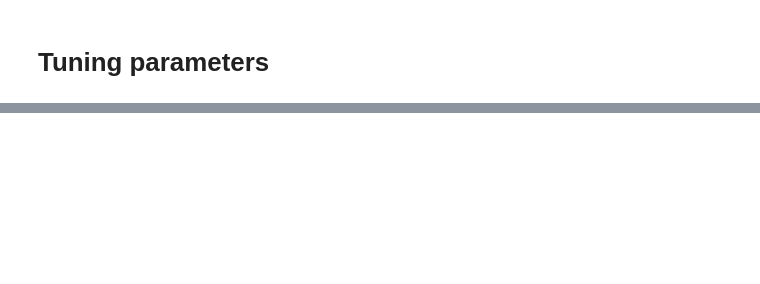
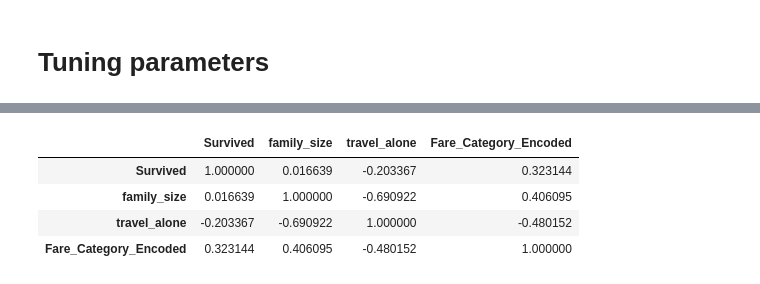
Before and after one commit to feraranas/Kaggle-Titanic-Challenge-Pyspark, a Jupyter notebook: titanic_challenge_pyspark.ipynb, the cells around one changed output, grey strips where cells are left out. Saved outputs shown, nothing was run; the diff lists cells and outputs as text; code cells hidden in the pictures; blank space fills up the shorter version.

```diff
--- a/titanic_challenge_pyspark.ipynb
+++ b/titanic_challenge_pyspark.ipynb
@@ -394,0 +685,8 @@ GBTClassifier_99c7ee30333d
+# %%
+df_corr_new
+# %% [output]
+|  | Survived | family_size | travel_alone | Fare_Category_Encoded |
+| Survived | 1.000000 | 0.016639 | -0.203367 | 0.323144 |
+| family_size | 0.016639 | 1.000000 | -0.690922 | 0.406095 |
+| travel_alone | -0.203367 | -0.690922 | 1.000000 | -0.480152 |
+| Fare_Category_Encoded | 0.323144 | 0.406095 | -0.480152 | 1.000000 |
```
Also changed, not shown: parts of 73 cells of this notebook, 1 other file.
